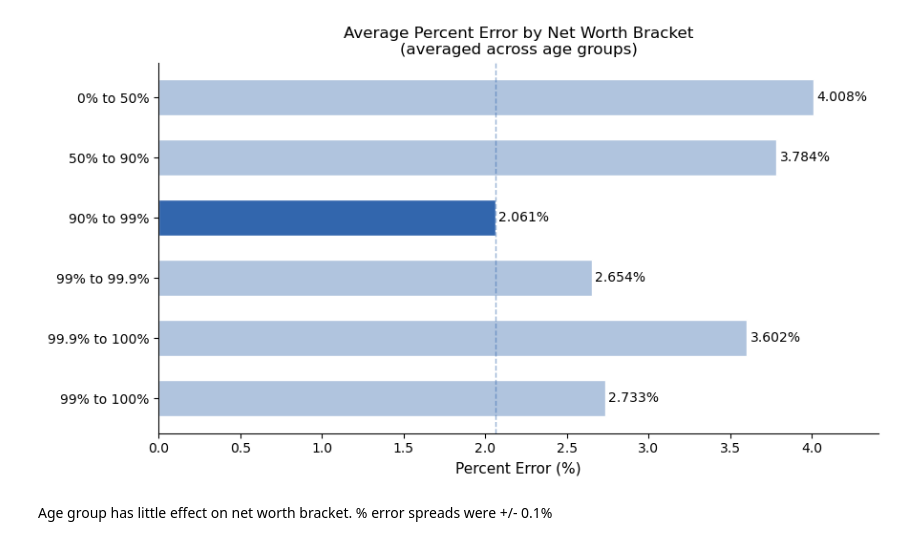
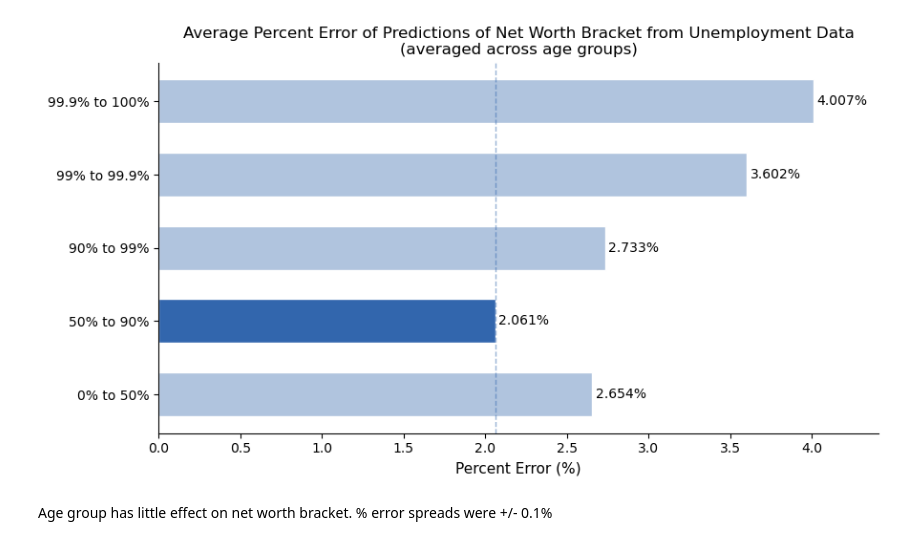
Before and after one commit to Taran-Gupta/DS4002_Project2, a Jupyter notebook: Scripts/Predictive_Anaylsis.ipynb, the cells around one changed output. Cells and saved outputs as stored; diff of their text form; code cells hidden in the pictures.

Commit message:
added graphs to predictive analysis, reran to fix for new data

```diff
--- a/Scripts/Predictive_Anaylsis.ipynb
+++ b/Scripts/Predictive_Anaylsis.ipynb
@@ -29,6 +30,7 @@ test_all  = data_new_worth[test]
 # %%
 # fit a linear regression model for each net worth group and evaluate the results
 results = []
+models = {} # for plotting
 
 # loop through each net worth group and fit a linear regression model using the unemployment data as the predictor
 for y_col in data_new_worth.columns:
@@ -44,6 +46,9 @@ for y_col in data_new_worth.columns:
     rmse = np.sqrt(mean_squared_error(y_test, y_pred))
     r2 = r2_score(y_test, y_pred)
     percent_error = np.mean(np.abs((y_test - y_pred) / y_test)) * 100
+
+    models[y_col] = model # store the model for later plotting
+
     results.append({
         'Net Worth Group': y_col,
         'RMSE': rmse,
@@ -71,3 +118,9 @@ y_test_all  = data_new_worth[test]
 
 X_train_all = data_unemployment[train]
 X_test_all  = data_unemployment[test]
+# %%
+from statsmodels.tsa.stattools import adfuller
+
+for y_col in y_train_all.columns:
+    result = adfuller(y_train_all[y_col].dropna())
+    print(f"{y_col}: p-value = {result[1]:.4f} ({'non-stationary, use d=1' if result[1] > 0.05 else 'stationary, use d=0'})")
@@ -205,45 +310,51 @@ brackets = [
     "50% to 90%",
     "90% to 99%",
     "99% to 99.9%",
     "99.9% to 100%",
-    "99% to 100%"
 ]
 
 # Average percent error across all age groups per bracket
-# DONE WITH AI to get averages
-pct_errors = [
-    (4.011 + 4.011 + 4.012 + 3.998 + 4.008) / 5,  # 0–50%
-    (3.782 + 3.789 + 3.791 + 3.776 + 3.782) / 5,  # 50–90%
-    (2.062 + 2.058 + 2.065 + 2.059 + 2.063) / 5,  # 90–99%
-    (2.653 + 2.657 + 2.655 + 2.654 + 2.650) / 5,  # 99–99.9%
-    (3.598 + 3.607 + 3.609 + 3.593 + 3.604) / 5,  # 99.9–100%
-    (2.733 + 2.735 + 2.736 + 2.728 + 2.734) / 5,  # 99–100%
-]
+bracket_avg = (
+    results_df
+    .groupby("Net Worth (y)")["Percent Error (%)"]
+    .mean()
+    .reset_index()
+    .sort_values("Percent Error (%)")   # best (lowest) at top
+)
+
+# Sort by wealth order instead of by error value
+bracket_avg["order"] = bracket_avg["Net Worth (y)"].map(
+    {v: i for i, v in enumerate(brackets)}
+)
+
+bracket_avg = bracket_avg.sort_values("order", ascending=False)  # ascending=False so top of chart = wealthiest
+
+brackets   = bracket_avg["Net Worth (y)"].tolist()
+pct_errors = bracket_avg["Percent Error (%)"].tolist()
 
 colors = ["#3266ad" if v == min(pct_errors) else "#b0c4de" for v in pct_errors]
 
 # create a horizontal bar chart to visualize the percent errors by bracket
 fig, ax = plt.subplots(figsize=(9, 5))
 bars = ax.barh(brackets, pct_errors, color=colors, edgecolor="white", height=0.6)
 
 # add percent error labels to the bars
 for bar, val in zip(bars, pct_errors):
     ax.text(val + 0.02, bar.get_y() + bar.get_height() / 2,
             f"{val:.3f}%", va="center", fontsize=10)
 
 # label plot and customize axes
 ax.set_xlabel("Percent Error (%)", fontsize=11)
-ax.set_title("Average Percent Error by Net Worth Bracket\n(averaged across age groups)", fontsize=12)
+ax.set_title("Average Percent Error of Predictions of Net Worth Bracket from Unemployment Data\n(averaged across age groups)", fontsize=12)
 ax.set_xlim(0, max(pct_errors) + 0.4)
 ax.axvline(min(pct_errors), color="#3266ad", linestyle="--", linewidth=1, alpha=0.5)
 ax.invert_yaxis()
 ax.spines[["top", "right"]].set_visible(False)
 
 # plot the figure
 plt.tight_layout()
-plt.savefig("percent_error_by_bracket.png", dpi=150)
 plt.show()
 # %% [output]
-[figure, old version]
+[figure, new version]
 # %% [markdown]
 Age group has little effect on net worth bracket. % error spreads were +/- 0.1%
```
Also changed, not shown: parts of 8 cells of this notebook, 3 other files.
